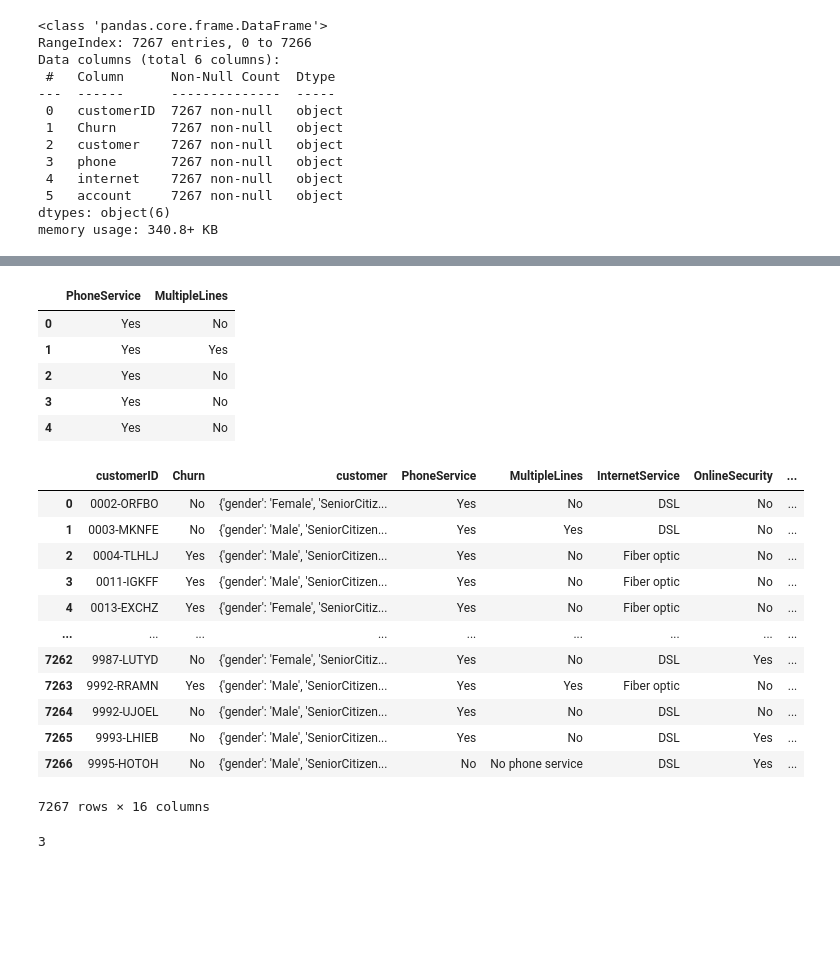
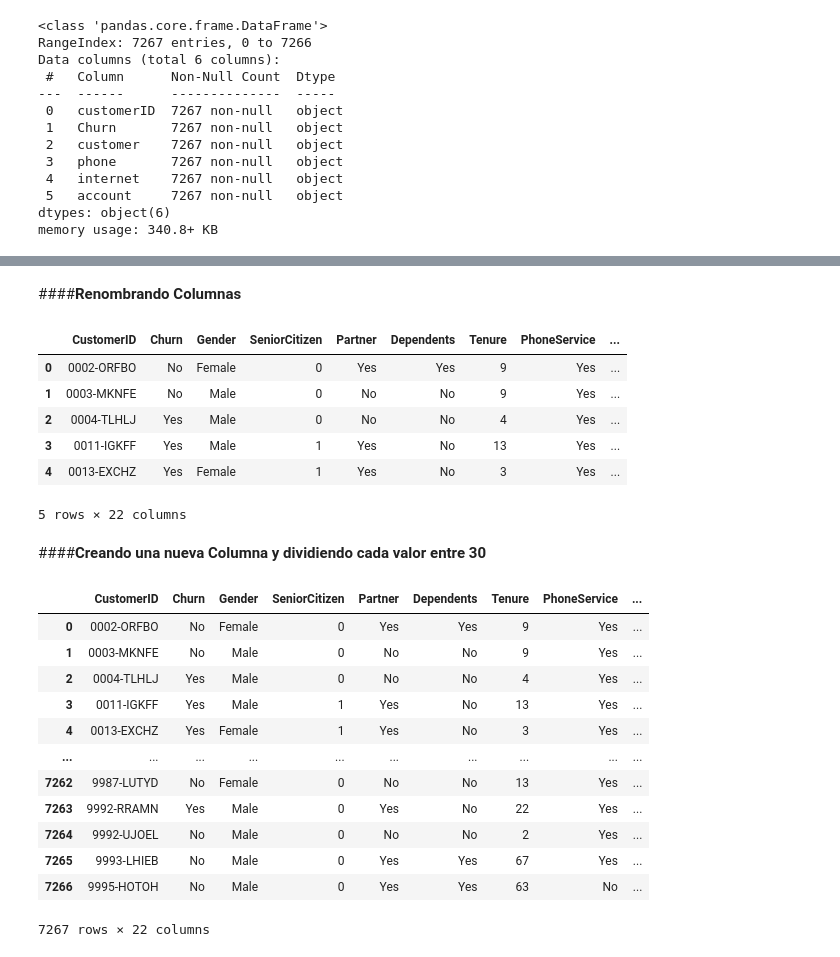
Before and after one commit to Yasna79/Challenge-Telecom-X_Alura_latam, a Jupyter notebook: Telecom_Latam0.ipynb, the cells around one changed output, grey strips where cells are left out. Drawn from its saved outputs; the diff is of its cells as text; code cells hidden in the pictures; blank space fills up the shorter version.

```diff
--- a/Telecom_Latam0.ipynb
+++ b/Telecom_Latam0.ipynb
@@ -39,0 +43,6 @@ customer_df = pd.json_normalize(df['customer'])
+# %%
+dict_cols = ['customer', 'phone', 'account','internet']
+
+for col in dict_cols:
+    expanded = pd.json_normalize(df[col])
+    df = pd.concat([df.drop(col, axis=1), expanded], axis=1)
@@ -40 +156,7 @@ customer_df = pd.json_normalize(df['customer'])
+# %%
+df['ChargesTotal'] = pd.to_numeric(df['Charges.Total'], errors='coerce')
+df.drop(columns=['Charges.Total'], inplace=True)
+
+df['ChargesMonthly'] = pd.to_numeric(df['Charges.Monthly'], errors='coerce')
+df.drop(columns=['Charges.Monthly'], inplace=True)
 # %%
@@ -51,34 +172,38 @@ phone_df =  pd.json_normalize(df['phone'])
+# %% [markdown]
+####**Renombrando Columnas**
+# %%
+df.rename(columns={
+    'gender': 'Gender',
+    'tenure': 'Tenure',
+    'customerID': 'CustomerID'
+}, inplace=True)
 # %%
-Churn_de_Clientes.head()
+df.head()
 # %% [output]
-|  | PhoneService | MultipleLines |
-| 0 | Yes | No |
-| 1 | Yes | Yes |
-| 2 | Yes | No |
-| 3 | Yes | No |
-| 4 | Yes | No |
+|  | CustomerID | Churn | Gender | SeniorCitizen | Partner | Dependents | Tenure | PhoneService | ... |
+| 0 | 0002-ORFBO | No | Female | 0 | Yes | Yes | 9 | Yes | ... |
+| 1 | 0003-MKNFE | No | Male | 0 | No | No | 9 | Yes | ... |
+| 2 | 0004-TLHLJ | Yes | Male | 0 | No | No | 4 | Yes | ... |
+| 3 | 0011-IGKFF | Yes | Male | 1 | Yes | No | 13 | Yes | ... |
+| 4 | 0013-EXCHZ | Yes | Female | 1 | Yes | No | 3 | Yes | ... |
+5 rows × 22 columns
+# %% [markdown]
+####**Creando una nueva Columna y dividiendo cada valor entre 30**
+# %%
+df['Cuentasdiarias'] = df['ChargesMonthly'] / 30
 # %%
-df
+df.unique
 # %% [output]
-|  | customerID | Churn | customer | PhoneService | MultipleLines | InternetService | OnlineSecurity | ... |
-| 0 | 0002-ORFBO | No | {'gender': 'Female', 'SeniorCitiz... | Yes | No | DSL | No | ... |
-| 1 | 0003-MKNFE | No | {'gender': 'Male', 'SeniorCitizen... | Yes | Yes | DSL | No | ... |
-| 2 | 0004-TLHLJ | Yes | {'gender': 'Male', 'SeniorCitizen... | Yes | No | Fiber optic | No | ... |
-| 3 | 0011-IGKFF | Yes | {'gender': 'Male', 'SeniorCitizen... | Yes | No | Fiber optic | No | ... |
-| 4 | 0013-EXCHZ | Yes | {'gender': 'Female', 'SeniorCitiz... | Yes | No | Fiber optic | No | ... |
-| ... | ... | ... | ... | ... | ... | ... | ... | ... |
-| 7262 | 9987-LUTYD | No | {'gender': 'Female', 'SeniorCitiz... | Yes | No | DSL | Yes | ... |
-| 7263 | 9992-RRAMN | Yes | {'gender': 'Male', 'SeniorCitizen... | Yes | Yes | Fiber optic | No | ... |
-| 7264 | 9992-UJOEL | No | {'gender': 'Male', 'SeniorCitizen... | Yes | No | DSL | No | ... |
-| 7265 | 9993-LHIEB | No | {'gender': 'Male', 'SeniorCitizen... | Yes | No | DSL | Yes | ... |
-| 7266 | 9995-HOTOH | No | {'gender': 'Male', 'SeniorCitizen... | No | No phone service | DSL | Yes | ... |
+|  | CustomerID | Churn | Gender | SeniorCitizen | Partner | Dependents | Tenure | PhoneService | ... |
+| 0 | 0002-ORFBO | No | Female | 0 | Yes | Yes | 9 | Yes | ... |
+| 1 | 0003-MKNFE | No | Male | 0 | No | No | 9 | Yes | ... |
+| 2 | 0004-TLHLJ | Yes | Male | 0 | No | No | 4 | Yes | ... |
+| 3 | 0011-IGKFF | Yes | Male | 1 | Yes | No | 13 | Yes | ... |
+| 4 | 0013-EXCHZ | Yes | Female | 1 | Yes | No | 3 | Yes | ... |
+| ... | ... | ... | ... | ... | ... | ... | ... | ... | ... |
+| 7262 | 9987-LUTYD | No | Female | 0 | No | No | 13 | Yes | ... |
+| 7263 | 9992-RRAMN | Yes | Male | 0 | Yes | No | 22 | Yes | ... |
+| 7264 | 9992-UJOEL | No | Male | 0 | No | No | 2 | Yes | ... |
+| 7265 | 9993-LHIEB | No | Male | 0 | Yes | Yes | 67 | Yes | ... |
+| 7266 | 9995-HOTOH | No | Male | 0 | Yes | Yes | 63 | No | ... |
-7267 rows × 16 columns
+7267 rows × 22 columns
-# %%
-i=1
-i
-i=2
-i
-i=i+1
-i
-# %% [output]
-3
```
Also changed, not shown: parts of 16 cells of this notebook.
